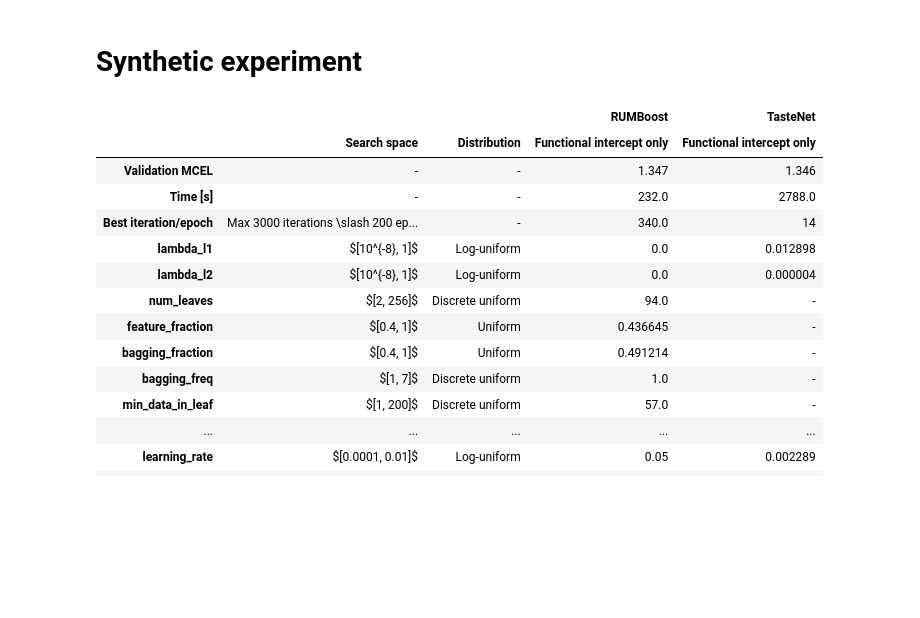
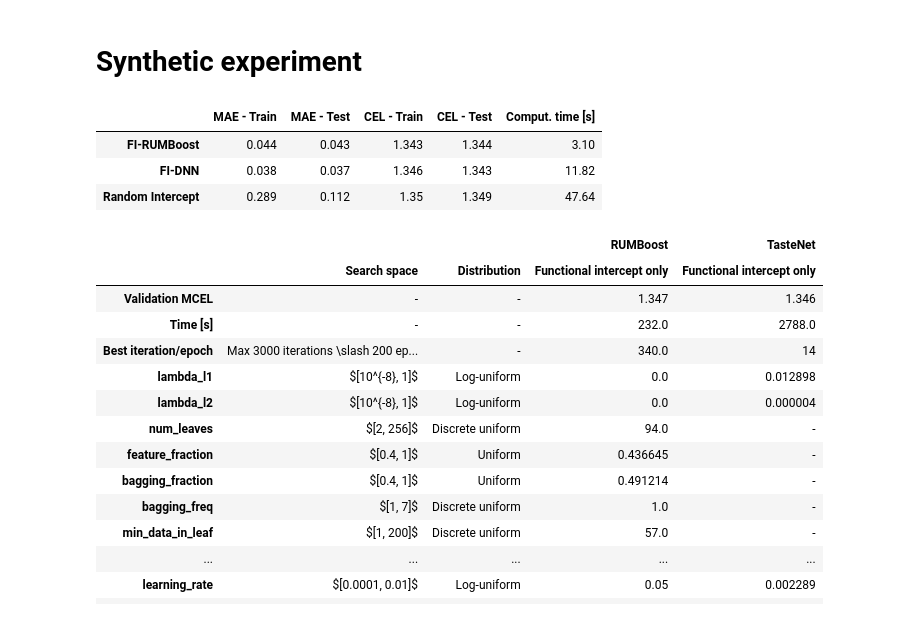
Before and after one commit to big-ucl/functional-effects-model, a Jupyter notebook: src/paper_tables.ipynb, the cells around one changed output. Saved outputs shown, nothing was run; the diff lists cells and outputs as text; code cells hidden in the pictures; blank space fills up the shorter version.

Commit message:
adds final table and figures on synthetic experiment

```diff
--- a/src/paper_tables.ipynb
+++ b/src/paper_tables.ipynb
@@ -1091,3 +1091,38 @@ hyp_results.to_latex(
 )
 # %% [markdown]
 # Synthetic experiment
+# %%
+index_pd = ["FI-RUMBoost", "FI-DNN", "Random Intercept"]
+
+benchmark_table = pd.DataFrame({},
+    columns=["MAE - Train", "MAE - Test", "CEL - Train", "CEL - Test", "Comput. time [s]"],
+    index=index_pd,
+)
+
+
+
+for dataset in ["synthetic"]:
+    path_to_results = os.getcwd() + f"/results/{dataset}/"
+    for model in ["RUMBoost", "TasteNet", "MixedEffect"]:
+        for func_int in ["True"]:
+            for func_params in ["False"]:
+                results = pd.read_csv(
+                    f"{path_to_results}{model}/results_dict_fi{func_int}_fp{func_params}.csv"
+                )
+                if model == "RUMBoost":
+                    ind = "FI-RUMBoost"
+                elif model == "TasteNet":
+                    ind = "FI-DNN"
+                elif model == "MixedEffect":
+                    ind = "Random Intercept"
+                results["mae_train"] = (results["L1_distance_train_class_0"] + results["L1_distance_train_class_1"] + results["L1_distance_train_class_2"]) / (3 * 100000)
+                results["mae_test"] = (results["L1_distance_test_class_0"] + results["L1_distance_test_class_1"] + results["L1_distance_test_class_2"]) / (3 * 20000)
+                benchmark_table.loc[ind] = results[["mae_train", "mae_test", "train_loss", "loss_test", "train_time"]].values.round(3)
+                benchmark_table["Comput. time [s]"] = benchmark_table["Comput. time [s]"].astype(float).round(2)
+
+benchmark_table
+# %% [output]
+|  | MAE - Train | MAE - Test | CEL - Train | CEL - Test | Comput. time [s] |
+| FI-RUMBoost | 0.044 | 0.043 | 1.343 | 1.344 | 3.10 |
+| FI-DNN | 0.038 | 0.037 | 1.346 | 1.343 | 11.82 |
+| Random Intercept | 0.289 | 0.112 | 1.35 | 1.349 | 47.64 |
```
Also changed, not shown: parts of 1 cell of this notebook, 13 other files.
